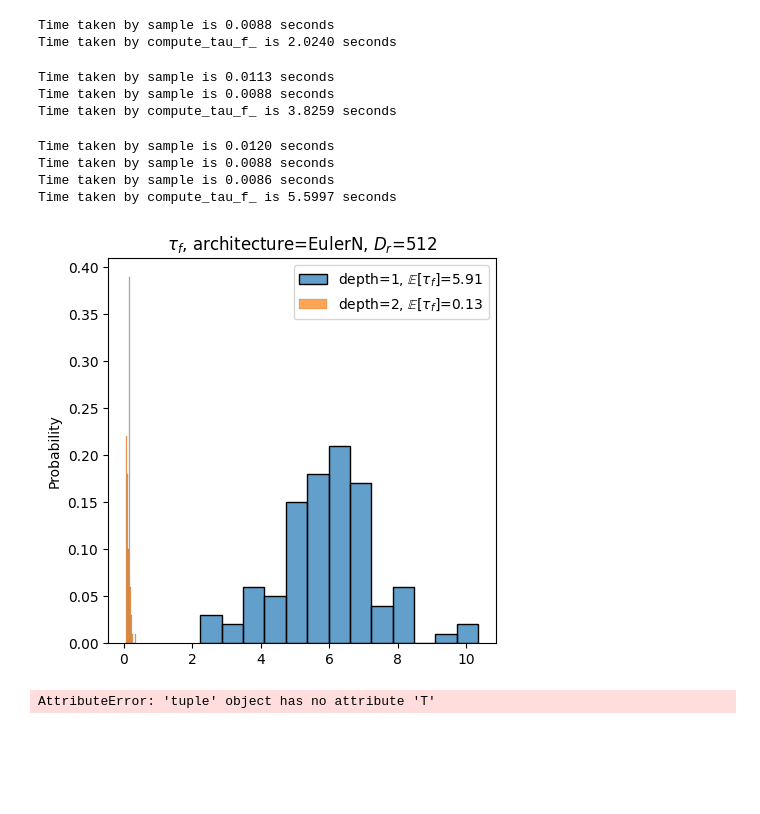
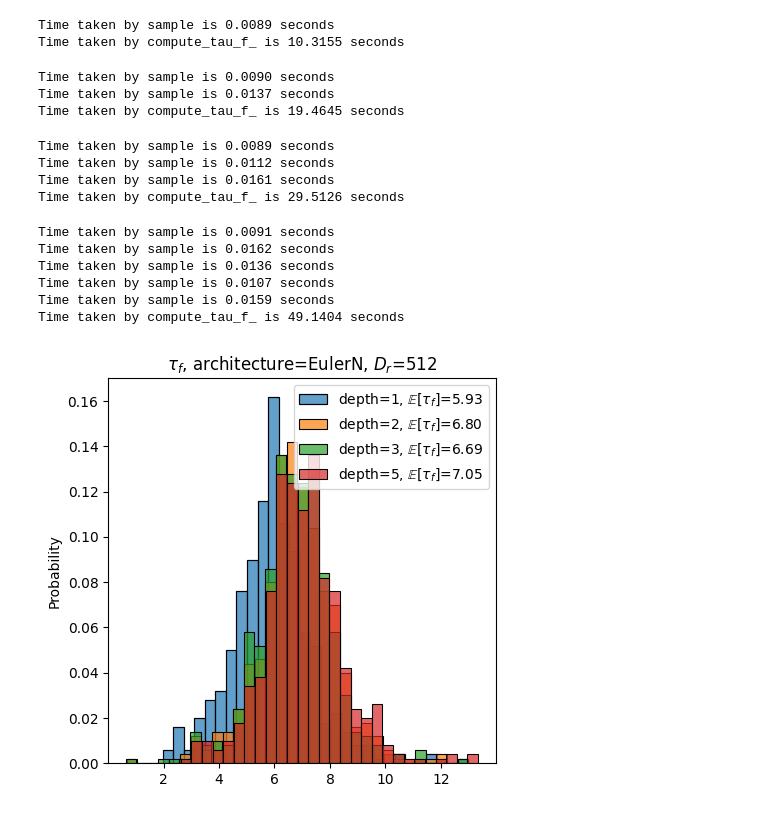
Before and after one commit to pinakm9/deeprf, a Jupyter notebook: notebooks/EulerN-test.ipynb, the cells around one changed output. Drawn from its saved outputs; the diff is of its cells as text; code cells hidden in the pictures; blank space fills up the shorter version.

Commit message:
count_params fix + tau_f 7 for EulerN

```diff
--- a/notebooks/EulerN-test.ipynb
+++ b/notebooks/EulerN-test.ipynb
@@ -37,55 +37,57 @@ m = 100
 # %%
 B = 1
-rf1 = arch.DeepRF(D_r, B, L0, L1, Uo1, beta, name='test', save_folder='../data/eulerN')
+rf1 = arch.DeepRF(D_r, B, L0, L1, Uo1, beta, name='rf', save_folder=f'../data/EulerN/depth-{B}')
 rf1.init()
 tau1 = rf1.compute_tau_f_(Vo[0:m])
 # %% [output]
-Time taken by sample is 0.0088 seconds
-Time taken by compute_tau_f_ is 2.0240 seconds
+Time taken by sample is 0.0089 seconds
+Time taken by compute_tau_f_ is 10.3155 seconds
 # %%
 B = 2
-rf2 = arch.DeepRF(D_r, B, L0, L1, Uo2, beta, name='test', save_folder='../data/eulerN')
+rf2 = arch.DeepRF(D_r, B, L0, L1, Uo2, beta, name='rf', save_folder=f'../data/EulerN/depth-{B}')
 rf2.init()
 tau2 = rf2.compute_tau_f_(Vo[0:m])
 # %% [output]
-Time taken by sample is 0.0113 seconds
-Time taken by sample is 0.0088 seconds
-Time taken by compute_tau_f_ is 3.8259 seconds
+Time taken by sample is 0.0090 seconds
+Time taken by sample is 0.0137 seconds
+Time taken by compute_tau_f_ is 19.4645 seconds
 # %%
 B = 3
-rf3 = arch.DeepRF(D_r, B, L0, L1, Uo3, beta, name='test', save_folder='../data/eulerN')
+rf3 = arch.DeepRF(D_r, B, L0, L1, Uo3, beta, name='rf', save_folder=f'../data/EulerN/depth-{B}')
 rf3.init()
 tau3 = rf3.compute_tau_f_(Vo[0:m])
 # %% [output]
-Time taken by sample is 0.0120 seconds
-Time taken by sample is 0.0088 seconds
-Time taken by sample is 0.0086 seconds
-Time taken by compute_tau_f_ is 5.5997 seconds
+Time taken by sample is 0.0089 seconds
+Time taken by sample is 0.0112 seconds
+Time taken by sample is 0.0161 seconds
+Time taken by compute_tau_f_ is 29.5126 seconds
 # %%
 # B = 4
 # rf4 = arch.DeepRF(D_r, B, L0, L1, Uo4, beta, name='test', save_folder='../data/eulerN')
 # rf4.init()
 # tau4 = rf4.compute_tau_f_(Vo[0:m])
 # %%
-# B = 5
-# rf5 = arch.DeepRF(D_r, B, L0, L1, Uo5, beta, name='test', save_folder='../data/eulerN')
-# rf5.init()
-# tau5 = rf5.compute_tau_f_(Vo[0:m])
+B = 5
+rf5 = arch.DeepRF(D_r, B, L0, L1, Uo5, beta, name='rf', save_folder=f'../data/EulerN/depth-{B}')
+rf5.init()
+tau5 = rf5.compute_tau_f_(Vo[0:m])
+# %% [output]
+Time taken by sample is 0.0091 seconds
+Time taken by sample is 0.0162 seconds
+Time taken by sample is 0.0136 seconds
+Time taken by sample is 0.0107 seconds
+Time taken by sample is 0.0159 seconds
+Time taken by compute_tau_f_ is 49.1404 seconds
 # %%
 fig = plt.figure(figsize=(5, 5))
 ax = fig.add_subplot(111)
 sns.histplot(tau1[1], ax=ax, label=r'depth=1, $\mathbb{E}[\tau_f]$'+f'={tau1[1].mean():.2f}', alpha=0.7, stat='probability')
 sns.histplot(tau2[1], ax=ax, label=r'depth=2, $\mathbb{E}[\tau_f]$'+f'={tau2[1].mean():.2f}', alpha=0.7, stat='probability')
-# sns.histplot(tau3[1], ax=ax, label=r'depth=3, $\mathbb{E}[\tau_f]$'+f'={tau3[1].mean():.2f}', alpha=0.7, stat='probability')
+sns.histplot(tau3[1], ax=ax, label=r'depth=3, $\mathbb{E}[\tau_f]$'+f'={tau3[1].mean():.2f}', alpha=0.7, stat='probability')
 # sns.histplot(tau4[1], ax=ax, label=r'depth=4, $\mathbb{E}[\tau_f]$'+f'={tau4[1].mean():.2f}', alpha=0.7, stat='probability')
-# sns.histplot(tau5[1], ax=ax, label=r'depth=5, $\mathbb{E}[\tau_f]$'+f'={tau5[1].mean():.2f}', alpha=0.7, stat='probability')
+sns.histplot(tau5[1], ax=ax, label=r'depth=5, $\mathbb{E}[\tau_f]$'+f'={tau5[1].mean():.2f}', alpha=0.7, stat='probability')
 ax.legend()
 ax.set_title(fr'$\tau_f$, architecture=EulerN, $D_r$={D_r}')
 plt.savefig(f'../data/plots/eulerN-tau_f-D_r-{D_r}.png', bbox_inches='tight', dpi=300)
 # %% [output]
-[figure, old version]
+[figure, new version]
-# %%
-net = arch.Euler(3, 5, 1)
-net(torch.from_numpy(np.random.normal(size=(1, 3).T)))
-# %% [output]
-AttributeError: 'tuple' object has no attribute 'T'
```
Also changed, not shown: parts of 7 cells of this notebook, 28 other files.
